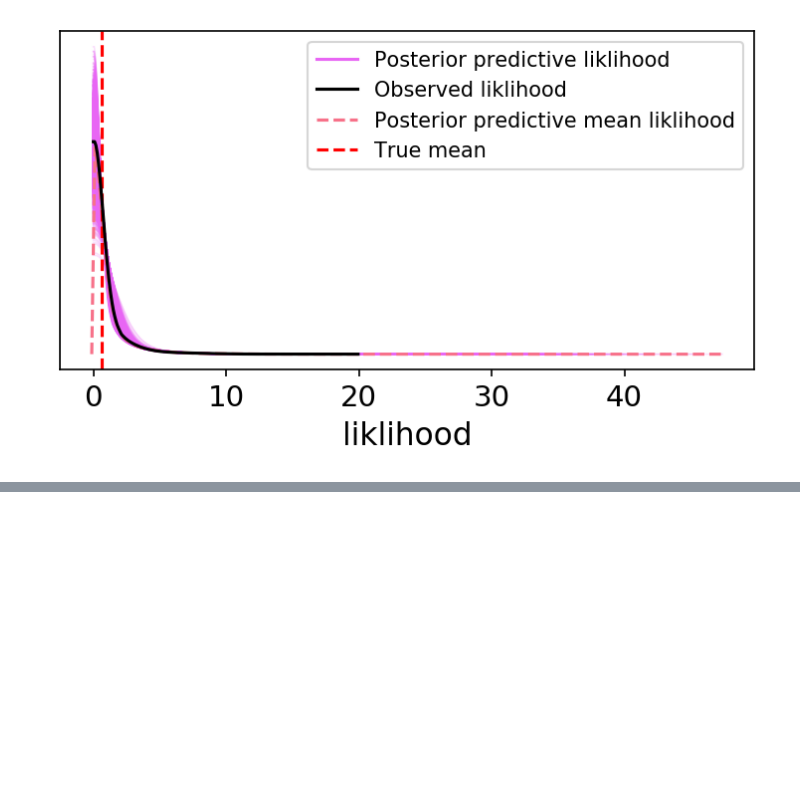
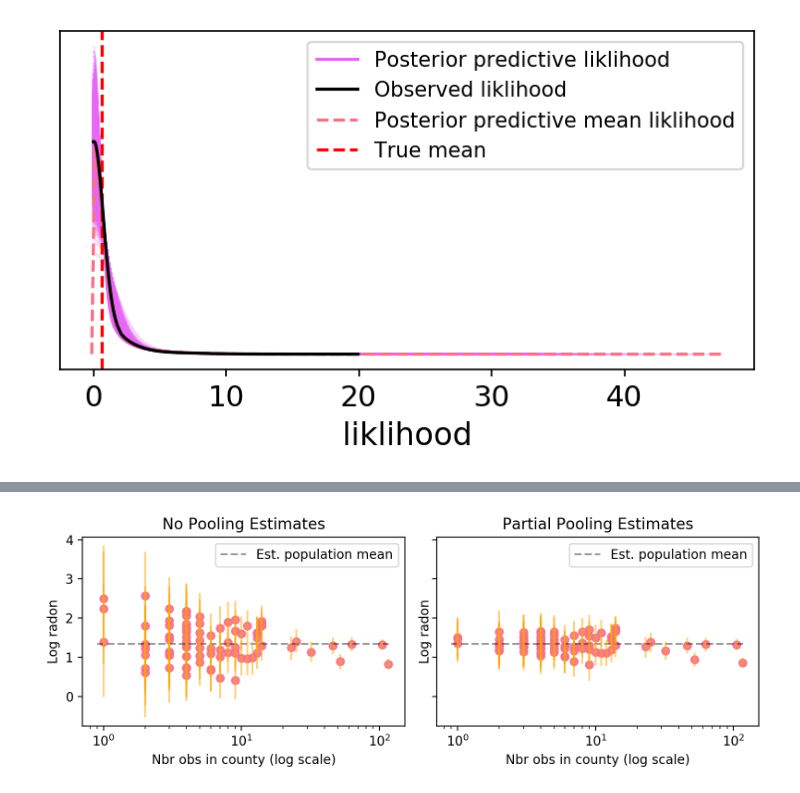
Before and after one commit to mviz/publish_rate_analysis, a Jupyter notebook: proof_of_concept_analysis.ipynb, the cells around one changed output, grey strips where cells are left out. Cells and saved outputs as stored; diff of their text form; code cells hidden in the pictures; blank space fills up the shorter version.

```diff
--- a/proof_of_concept_analysis.ipynb
+++ b/proof_of_concept_analysis.ipynb
@@ -132,0 +137,5 @@ ax.legend(fontsize=10);
+# %%
+# Import radon data
+srrs2 = pd.read_csv(pm.get_data("srrs2.dat"))
+srrs2.columns = srrs2.columns.map(str.strip)
+srrs_mn = srrs2[srrs2.state == "MN"].copy()
@@ -132,0 +231,3 @@ ax.legend(fontsize=10);
+# %%
+with partial_pooling:
+    partial_pooling_idata = pm.sample(tune=2000, return_inferencedata=True)
@@ -132,0 +242,12 @@ ax.legend(fontsize=10);
+# %%
+# Adding in the no-pooling model to compare with the partial pooling (mlm)
+with pm.Model(coords=coords) as unpooled_bis:
+    county_idx = pm.Data("county_idx", county, dims="obs_id")
+    a_county = pm.Normal("a_county", 0.0, sigma=10.0, dims="County")
+
+    theta = a_county[county_idx]
+    sigma = pm.Exponential("sigma", 1.0)
+
+    y = pm.Normal("y", theta, sigma=sigma, observed=log_radon, dims="obs_id")
+
+    unpooled_idata_bis = pm.sample(tune=2000, return_inferencedata=True)
@@ -132,0 +265,39 @@ ax.legend(fontsize=10);
+# %%
+# Compare the two posteriors
+N_county = srrs_mn.groupby("county")["idnum"].count().values
+
+fig, axes = plt.subplots(1, 2, figsize=(8, 3), sharex=True, sharey=True)
+fig.set_dpi(200)
+for ax, idata, level in zip(
+    axes,
+    (unpooled_idata_bis, partial_pooling_idata),
+    ("no pooling", "partial pooling"),
+):
+
+    # add variable with x values to xarray dataset
+    idata.posterior = idata.posterior.assign_coords({"N_county": ("County", N_county)})
+    # plot means
+    idata.posterior.mean(dim=("chain", "draw")).plot.scatter(x="N_county", y="a_county", ax=ax, alpha=0.9);
+    ax.hlines(
+        partial_pooling_idata.posterior.a.mean(),
+        0.9,
+        max(N_county) + 1,
+        alpha=0.4,
+        ls="--",
+        label="Est. population mean",
+    )
+
+    # plot hdi
+    hdi = az.hdi(idata).a_county
+    ax.vlines(N_county, hdi.sel(hdi="lower"), hdi.sel(hdi="higher"), color="orange", alpha=0.5)
+
+    ax.set(
+        title=f"{level.title()} Estimates",
+        xlabel="Nbr obs in county (log scale)",
+        xscale="log",
+        ylabel="Log radon",
+    )
+    ax.legend(fontsize=10)
+fig.tight_layout();
+# %% [output]
+[figure, added]
```
Also changed, not shown: parts of 16 cells of this notebook, 1 other file.
